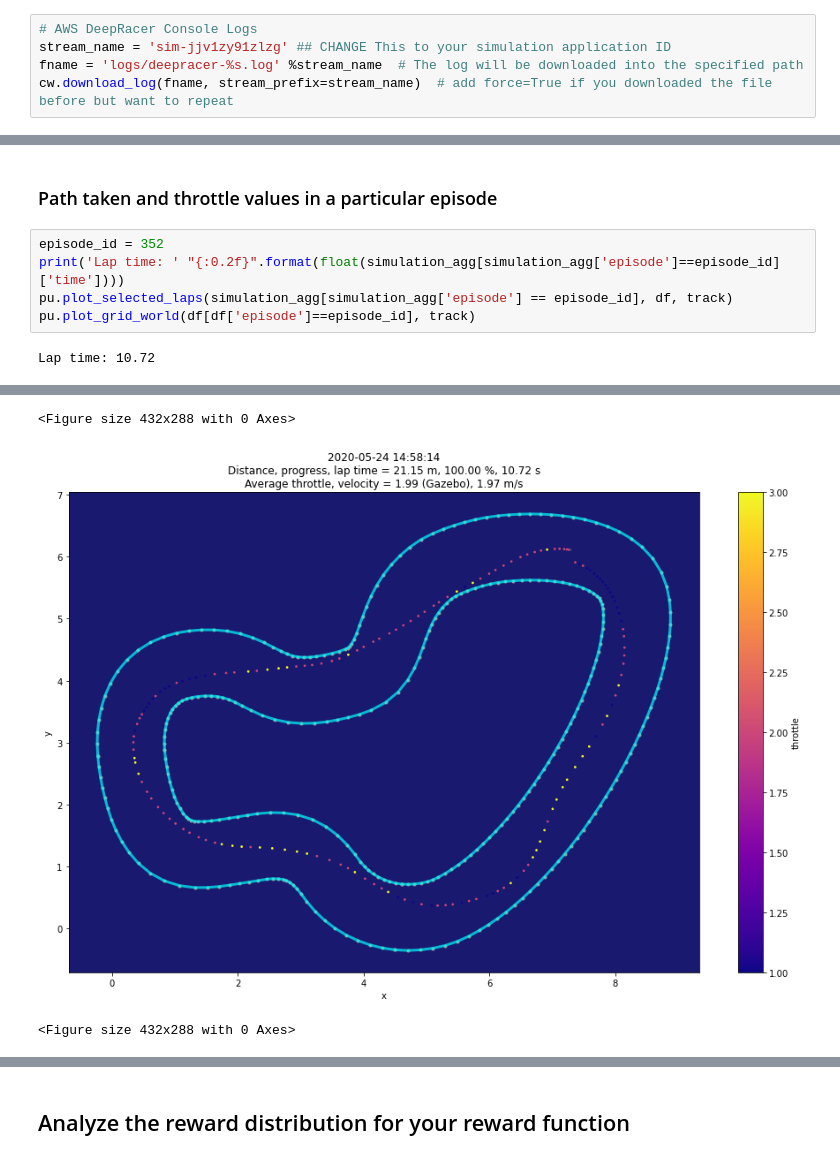
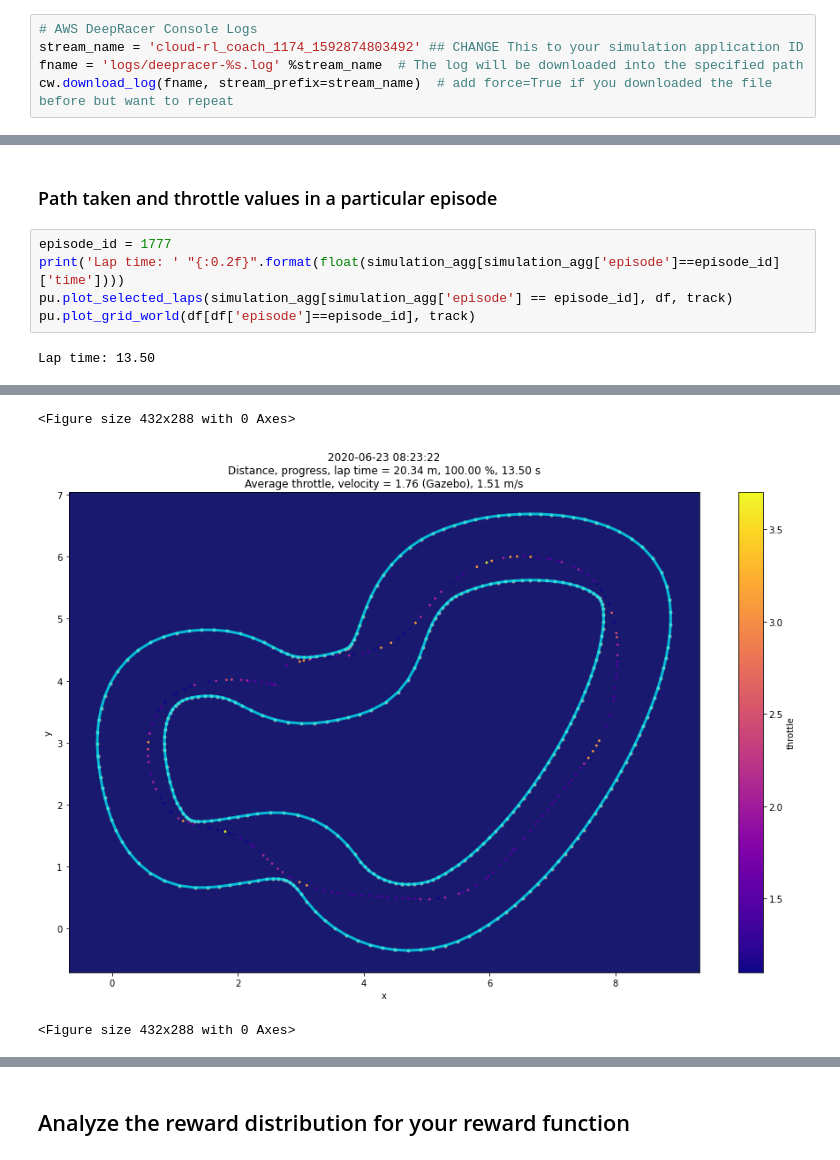
Before and after one commit to mcsekrish/deepracer-analysis, a Jupyter notebook: Training_analysis.ipynb, the cells around one changed output, grey strips where cells are left out. Drawn from its saved outputs; the diff is of its cells as text.

```diff
--- a/Training_analysis.ipynb
+++ b/Training_analysis.ipynb
@@ -51,7 +51,7 @@ Loaded 155 waypoints
 [figure]
 # %%
 # AWS DeepRacer Console Logs
-stream_name = 'sim-jjv1zy91zlzg' ## CHANGE This to your simulation application ID
+stream_name = 'cloud-rl_coach_1174_1592874803492' ## CHANGE This to your simulation application ID
 fname = 'logs/deepracer-%s.log' %stream_name  # The log will be downloaded into the specified path
 cw.download_log(fname, stream_prefix=stream_name)  # add force=True if you downloaded the file before but want to repeat
 # %% [output]
@@ -362,9 +287,9 @@ complete_ones.nlargest(10, 'reward').T
 # %% [markdown]
 ### Path taken and throttle values in a particular episode
 # %%
-episode_id = 352
+episode_id = 1777
 print('Lap time: ' "{:0.2f}".format(float(simulation_agg[simulation_agg['episode']==episode_id]['time'])))
 pu.plot_selected_laps(simulation_agg[simulation_agg['episode'] == episode_id], df, track)
 pu.plot_grid_world(df[df['episode']==episode_id], track)
 # %% [output]
-Lap time: 10.72
+Lap time: 13.50
@@ -372,4 +297,4 @@ Lap time: 10.72
 <Figure size 432x288 with 0 Axes>
-[figure, old version]
+[figure, new version]
 <Figure size 432x288 with 0 Axes>
 # %%
```
Also changed, not shown: parts of 21 cells of this notebook.
